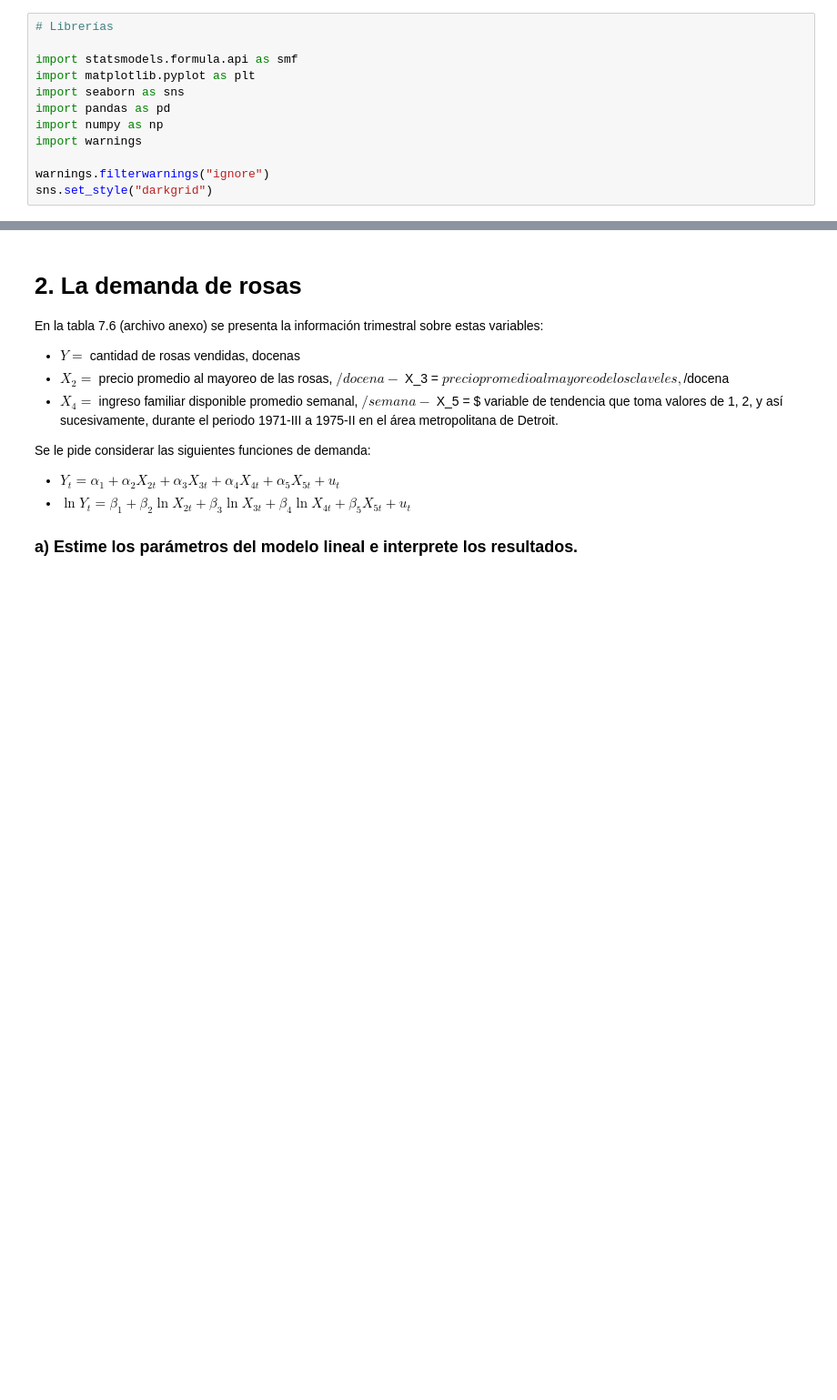
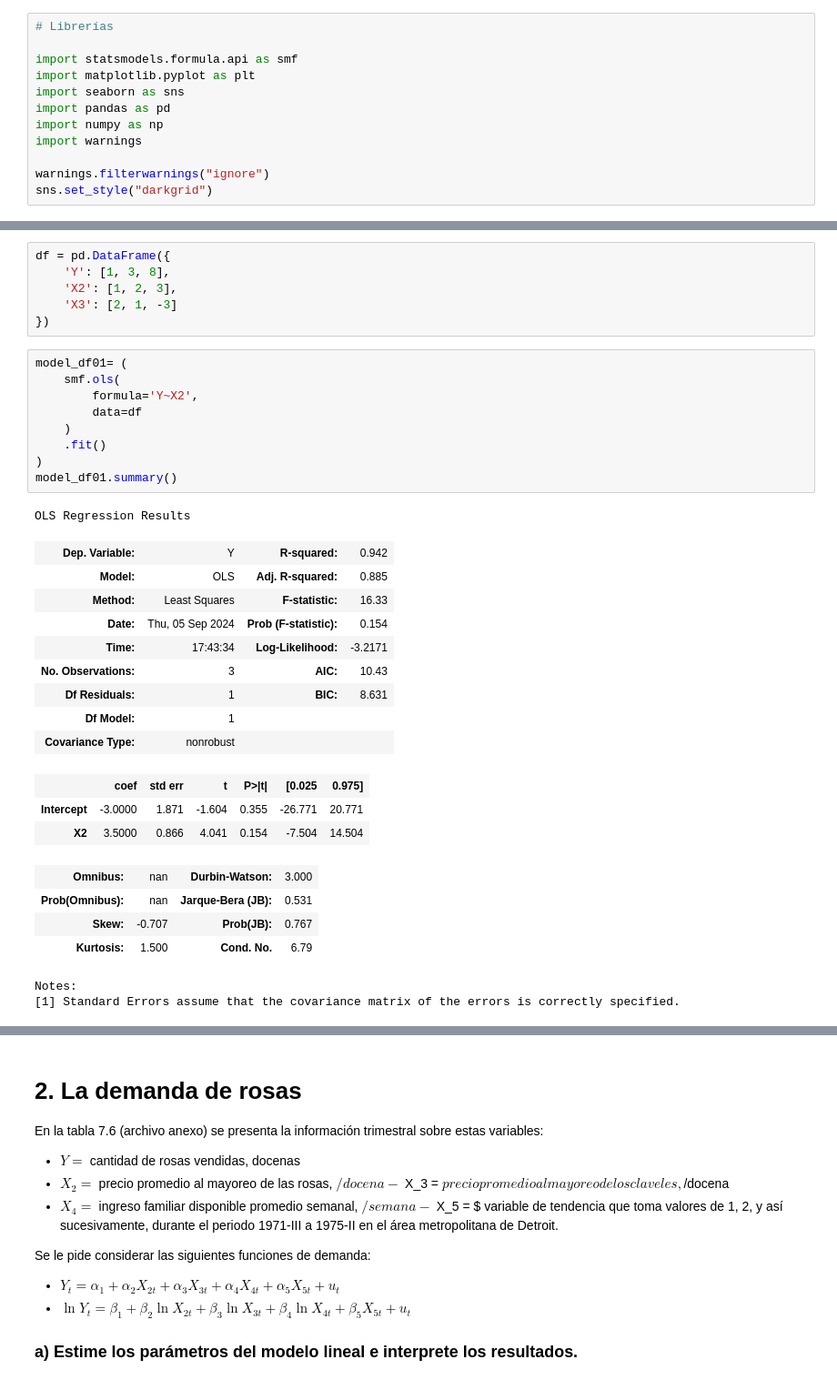
Before and after one commit to Anonymate054/MCD-Econometrics, a Jupyter notebook: notebooks/homeworks/0.0-leng-HW06.ipynb, the cells around one changed output, grey strips where cells are left out. Shown at 91% size. Drawn from its saved outputs; the diff is of its cells as text; blank space fills up the shorter version.

```diff
--- a/notebooks/homeworks/0.0-leng-HW06.ipynb
+++ b/notebooks/homeworks/0.0-leng-HW06.ipynb
@@ -97,0 +92,35 @@ Nota: Estime sólo los coeficientes y no los errores estándar.
+# %%
+df = pd.DataFrame({
+    'Y': [1, 3, 8],
+    'X2': [1, 2, 3],
+    'X3': [2, 1, -3]
+})
+# %%
+model_df01= (
+    smf.ols(
+        formula='Y~X2',
+        data=df
+    )
+    .fit()
+)
+model_df01.summary()
+# %% [output]
+OLS Regression Results
+| Dep. Variable: | Y | R-squared: | 0.942 |
+| Model: | OLS | Adj. R-squared: | 0.885 |
+| Method: | Least Squares | F-statistic: | 16.33 |
+| Date: | Thu, 05 Sep 2024 | Prob (F-statistic): | 0.154 |
+| Time: | 17:43:34 | Log-Likelihood: | -3.2171 |
+| No. Observations: | 3 | AIC: | 10.43 |
+| Df Residuals: | 1 | BIC: | 8.631 |
+| Df Model: | 1 |  |  |
+| Covariance Type: | nonrobust |  |  |
+|  | coef | std err | t | P>|t| | [0.025 | 0.975] |
+| Intercept | -3.0000 | 1.871 | -1.604 | 0.355 | -26.771 | 20.771 |
+| X2 | 3.5000 | 0.866 | 4.041 | 0.154 | -7.504 | 14.504 |
+| Omnibus: | nan | Durbin-Watson: | 3.000 |
+| Prob(Omnibus): | nan | Jarque-Bera (JB): | 0.531 |
+| Skew: | -0.707 | Prob(JB): | 0.767 |
+| Kurtosis: | 1.500 | Cond. No. | 6.79 |
+Notes:
+[1] Standard Errors assume that the covariance matrix of the errors is correctly specified.
```
Also changed, not shown: parts of 6 cells of this notebook.
